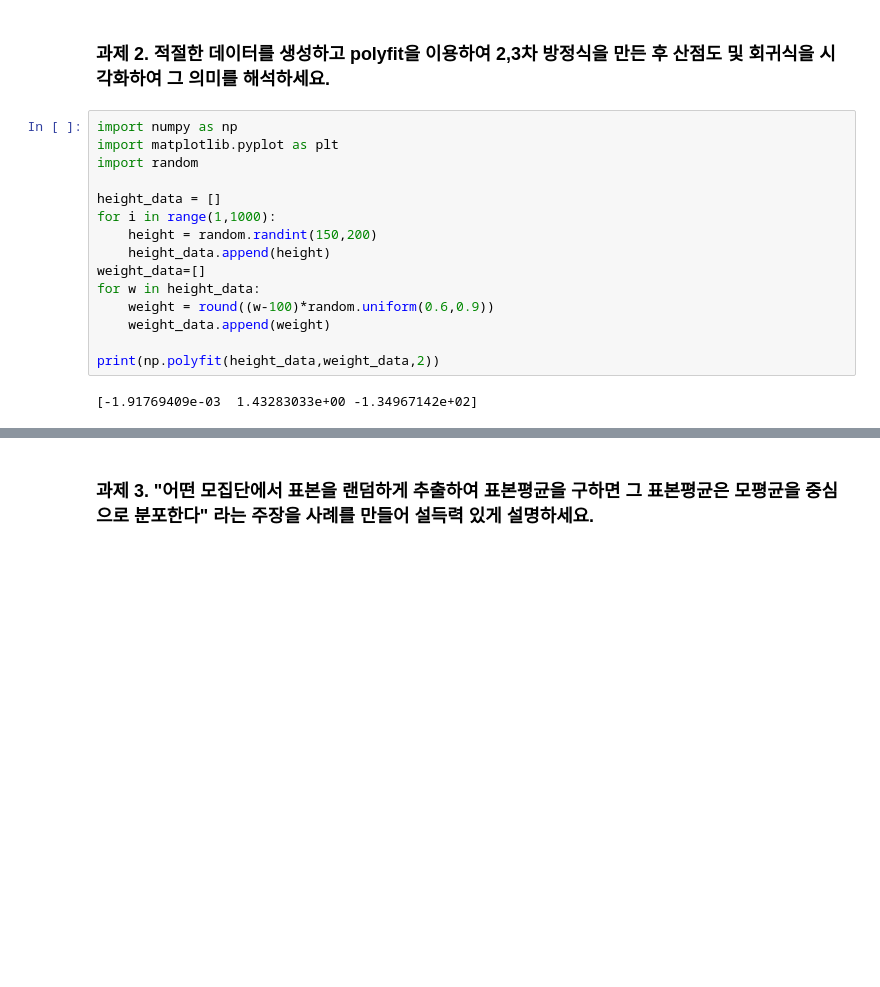
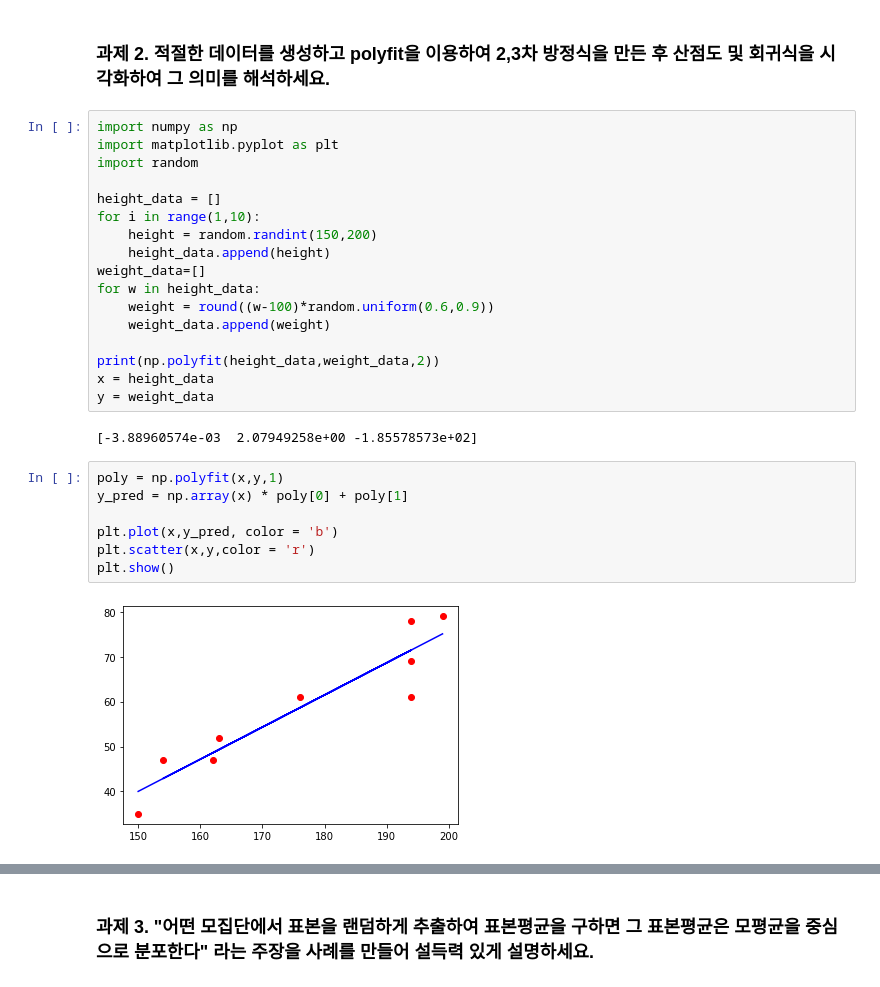
Before and after one commit to ddeodeok/cakd7, a Jupyter notebook: m3_통계/과제.ipynb, the cells around one changed output, grey strips where cells are left out. Cells and saved outputs as stored; diff of their text form; blank space fills up the shorter version.

```diff
--- a/m3_통계/과제.ipynb
+++ b/m3_통계/과제.ipynb
@@ -377,7 +377,7 @@ import matplotlib.pyplot as plt
 import random
 
 height_data = []
-for i in range(1,1000):
+for i in range(1,10):
     height = random.randint(150,200)
     height_data.append(height)
 weight_data=[]
@@ -386,6 +386,17 @@ for w in height_data:
     weight_data.append(weight)
 
 print(np.polyfit(height_data,weight_data,2))
+x = height_data
+y = weight_data
 # %% [output]
-[-1.91769409e-03  1.43283033e+00 -1.34967142e+02]
+[-3.88960574e-03  2.07949258e+00 -1.85578573e+02]
+# %%
+poly = np.polyfit(x,y,1)
+y_pred = np.array(x) * poly[0] + poly[1]
+
+plt.plot(x,y_pred, color = 'b')
+plt.scatter(x,y,color = 'r')
+plt.show()
+# %% [output]
+[figure, added]
 # %%
```
Also changed, not shown: parts of 7 cells of this notebook, 49 other files.
